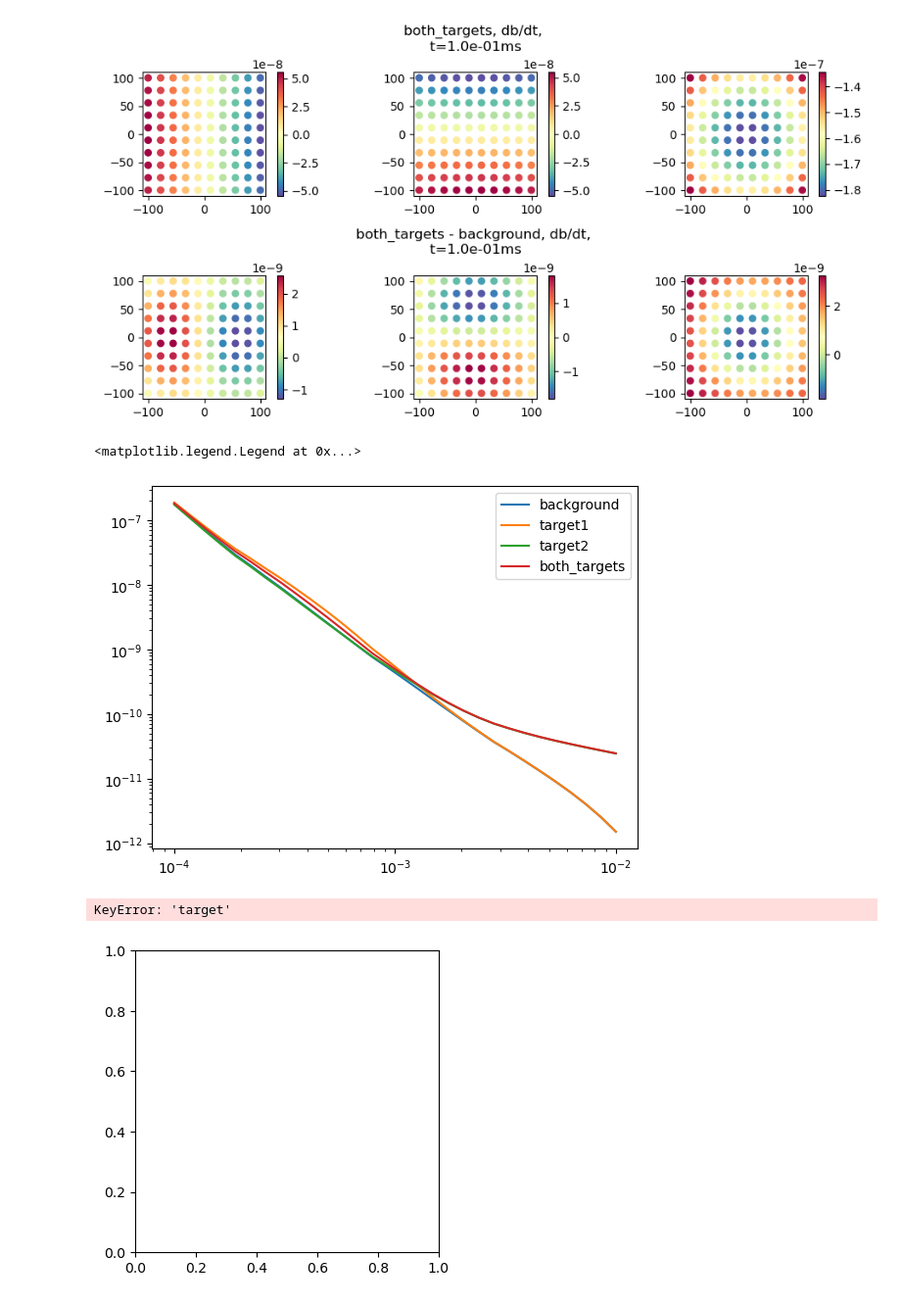
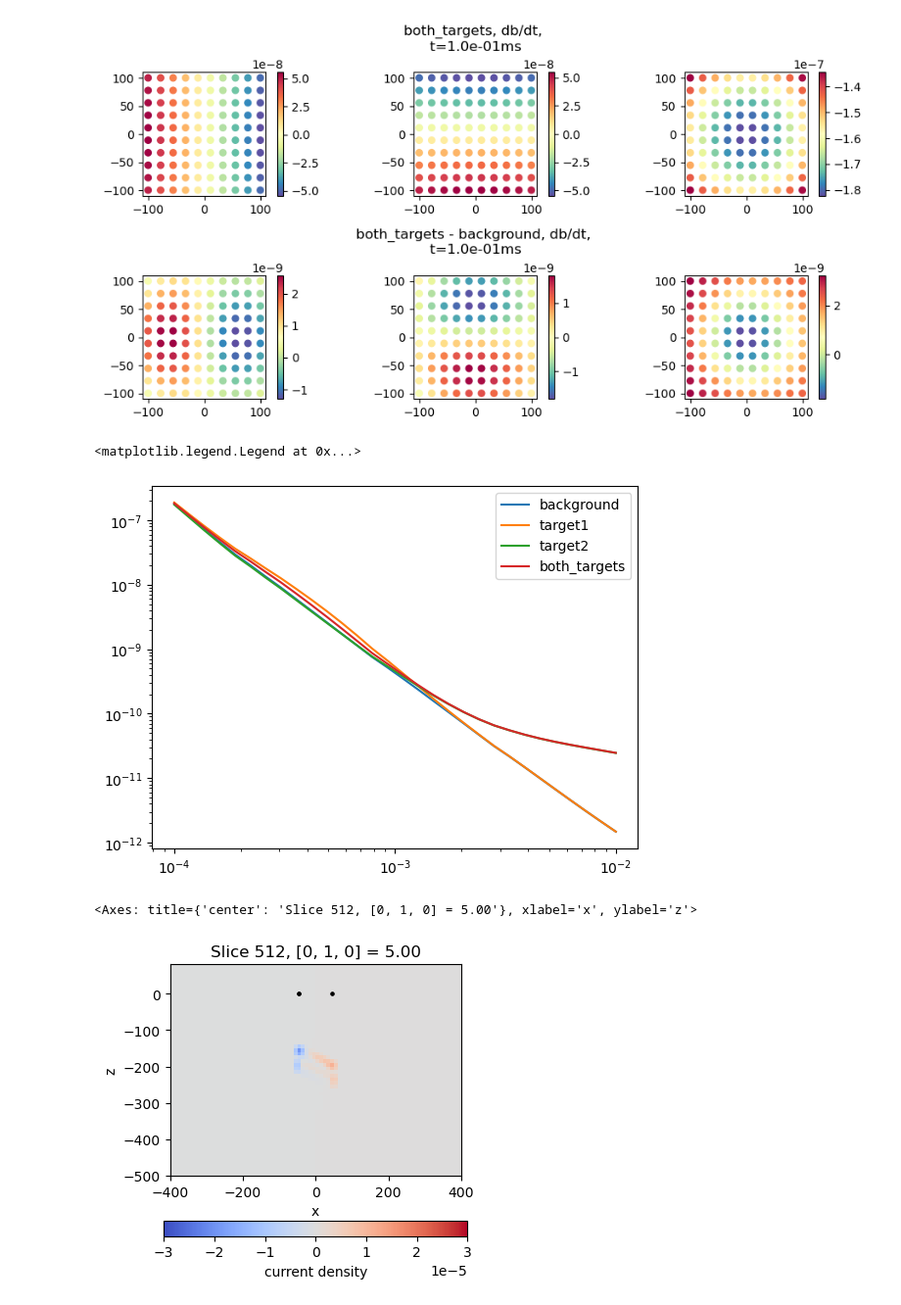
Before and after one commit to ubcgif/2024-aqgeo-meeting-em-tutorial, a Jupyter notebook: 3-forward-OcTree.ipynb, the cells around one changed output. Shown: that part at 98% size. Drawn from its saved outputs; the diff is of its cells as text; code cells hidden in the pictures.

```diff
--- a/3-forward-OcTree.ipynb
+++ b/3-forward-OcTree.ipynb
@@ -33,7 +33,7 @@ pymatsolver.direct.mumps.Mumps
 # conductivity values
 rho_back = 500
 
-sigma_target1 = 1
+sigma_target1 = 1e1
 sigma_target2 = 1e3
 sigma_air = 1e-8
 sigma_back = 1/rho_back
@@ -107,7 +107,7 @@ np.float64(2817.4456516497353)
 - for more details, see the [User Tutorial in the discretize docs](https://discretize.simpeg.xyz/en/latest/tutorials/mesh_generation/4_tree_mesh.html#sphx-glr-tutorials-mesh-generation-4-tree-mesh-py)
 # %%
 base_cell_width = 10
-domain_extent = 5000
+domain_extent = 6000
 
 n_base_cells = 2 ** int(
     np.ceil(np.log(domain_extent / base_cell_width) / np.log(2.0))
@@ -308,7 +313,7 @@ for key, val in dpred.items():
 ax.legend()
 # %% [output]
 <matplotlib.legend.Legend at 0x...>
-[figure, old version]
+[figure, new version]
 # %%
 def plot_current_density(
     key, ti, ax=None, xlim=400*np.r_[-1, 1], zlim=np.r_[-500, 80],
@@ -347,10 +352,10 @@ def plot_current_density(
 
     return ax
 # %%
-plot_current_density("target", 2, colorbar=True, vmax=3e-5)
+plot_current_density("both_targets", 5, colorbar=True, vmax=3e-5)
 # %% [output]
-KeyError: 'target'
+<Axes: title={'center': 'Slice 512, [0, 1, 0] = 5.00'}, xlabel='x', ylabel='z'>
-[figure, old version]
+[figure, new version]
 # %%
 def plot_dbdt(
     key, ti, ax=None, xlim=400*np.r_[-1, 1], zlim=np.r_[-500, 80],
```
Also changed, not shown: parts of 4 cells of this notebook, 4 other files.
